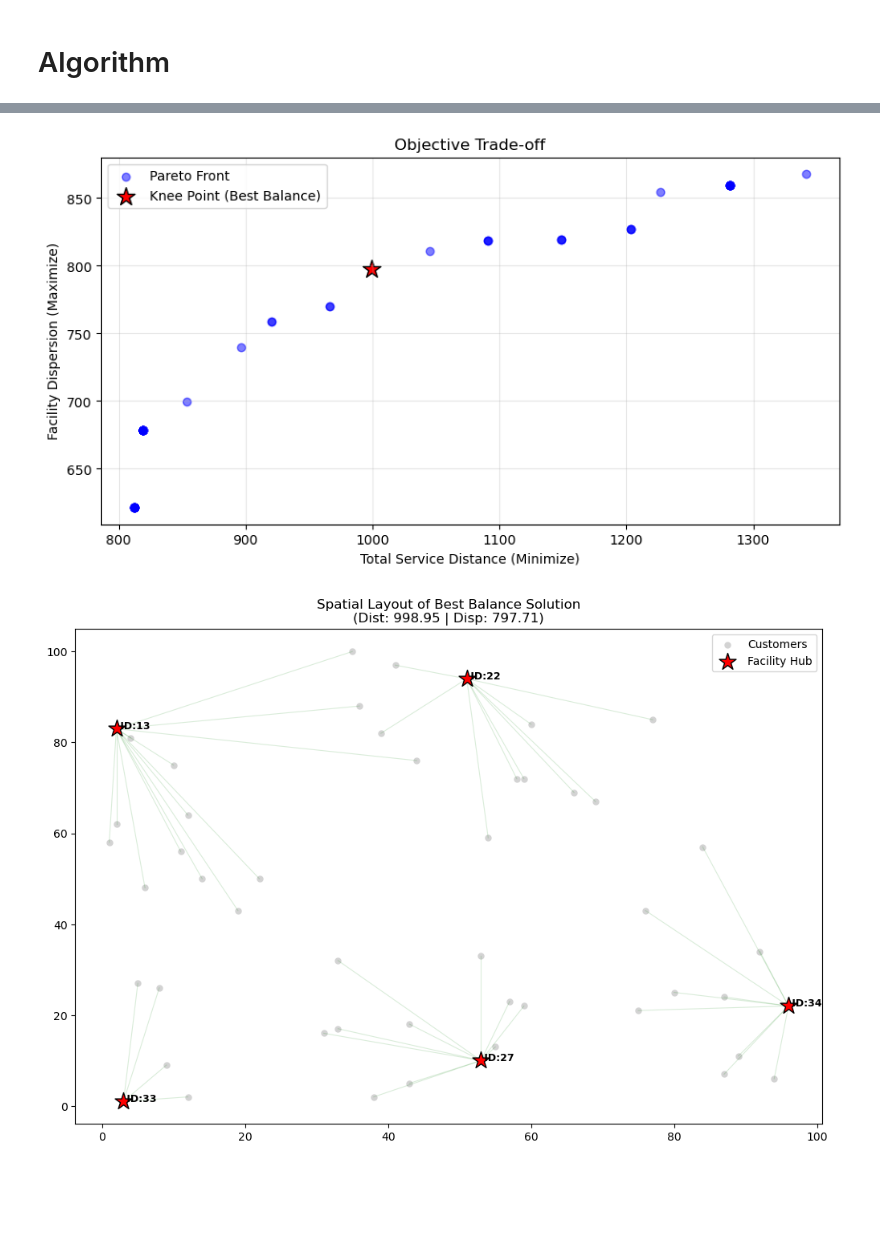
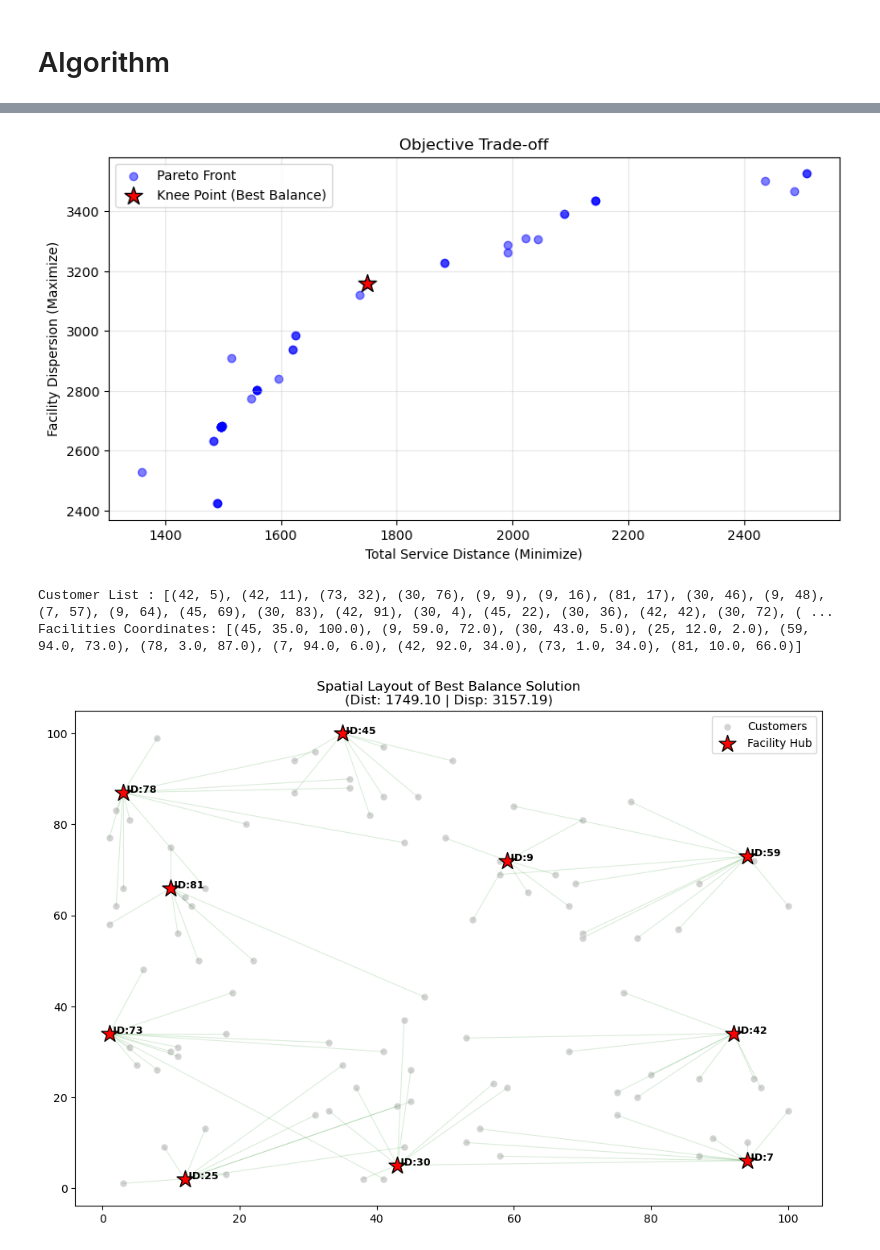
Before and after one commit to benbekir/optimization-algorithms, a Jupyter notebook: multiple-objectives-constraints/Algorithms.ipynb, the cells around one changed output, grey strips where cells are left out. Saved outputs shown, nothing was run; the diff lists cells and outputs as text; code cells hidden in the pictures; blank space fills up the shorter version.

Commit message:
Added Coordinates, Ich bin ein Ubermensch

```diff
--- a/multiple-objectives-constraints/Algorithms.ipynb
+++ b/multiple-objectives-constraints/Algorithms.ipynb
@@ -215,7 +215,7 @@ def build_distance_matrix(customers):
             matrix[j][i] = d
     return matrix
 
-raw_data = parse_p_median("p_median_capacitated.txt", 1, 713)
+raw_data = parse_p_median("p_median_capacitated_hackathon_instance_b.txt", 10, 720)
 
 if raw_data:
     customer_data = raw_data['customers']
@@ -233,7 +233,7 @@ else:
 #CONFIGURATION
 POP_SIZE = 50
 ARCHIVE_SIZE = 50
-MAX_GENS = 50
+MAX_GENS = 75
 
 print("Generating initial valid population...")
 population = population_initialization(
@@ -345,33 +345,41 @@ def plot_final_analysis(archive, customer_data, dist_matrix, max_capacity):
                 assignments.append((c_id, f_id))
                 break
 
     plt.figure(figsize=(12, 8))
+    assigned_customer_list=[]
+    facility_coordinates=[]
 
     # Plot Customers
     cust_x = [c['x_coordinate'] for c in customer_data]
     cust_y = [c['y_coordinate'] for c in customer_data]
     plt.scatter(cust_x, cust_y, c='lightgray', s=25, label='Customers', zorder=1)
 
     for c_id, f_id in assignments:
         c_node = next(c for c in customer_data if c['id'] == c_id)
         f_node = next(c for c in customer_data if c['id'] == f_id)
+        assigned_customer_list.append((f_id,c_id))
         plt.plot([c_node['x_coordinate'], f_node['x_coordinate']],
                  [c_node['y_coordinate'], f_node['y_coordinate']],
                  'g-', alpha=0.15, linewidth=0.8, zorder=2)
-
+    print("Customer List :",assigned_customer_list)
     # Plot Selected Facilities
     for f_id in chosen_facilities:
         f_node = next(c for c in customer_data if c['id'] == f_id)
         plt.scatter(f_node['x_coordinate'], f_node['y_coordinate'],
                     c='red', marker='*', s=250, edgecolors='black', label='Facility Hub' if f_id == chosen_facilities[0] else "", zorder=3)
         plt.text(f_node['x_coordinate'], f_node['y_coordinate'], f" ID:{f_id}", fontsize=9, fontweight='bold')
+        facility_coordinates.append((f_id,f_node['x_coordinate'],f_node['y_coordinate']))
+    print("Facilities Coordinates:",facility_coordinates)
+
 
     plt.title(f"Spatial Layout of Best Balance Solution\n(Dist: {best_ind['distance_score']:.2f} | Disp: {best_ind['dispersion_score']:.2f})")
     plt.legend()
     plt.show()
 
 # Execute
 plot_final_analysis(archive, customer_data, dist_matrix, max_capacity)
 # %% [output]
-[figure, old version]
+[figure, new version]
+Customer List : [(42, 5), (42, 11), (73, 32), (30, 76), (9, 9), (9, 16), (81, 17), (30, 46), (9, 48), (7, 57), (9, 64), (45, 69), (30, 83), (42, 91), (30, 4), (45, 22), (30, 36), (42, 42), (30, 72), ( ...
+Facilities Coordinates: [(45, 35.0, 100.0), (9, 59.0, 72.0), (30, 43.0, 5.0), (25, 12.0, 2.0), (59, 94.0, 73.0), (78, 3.0, 87.0), (7, 94.0, 6.0), (42, 92.0, 34.0), (73, 1.0, 34.0), (81, 10.0, 66.0)]
-[figure, old version]
+[figure, new version]
```
Also changed, not shown: parts of 1 cell of this notebook, 1 other file.
